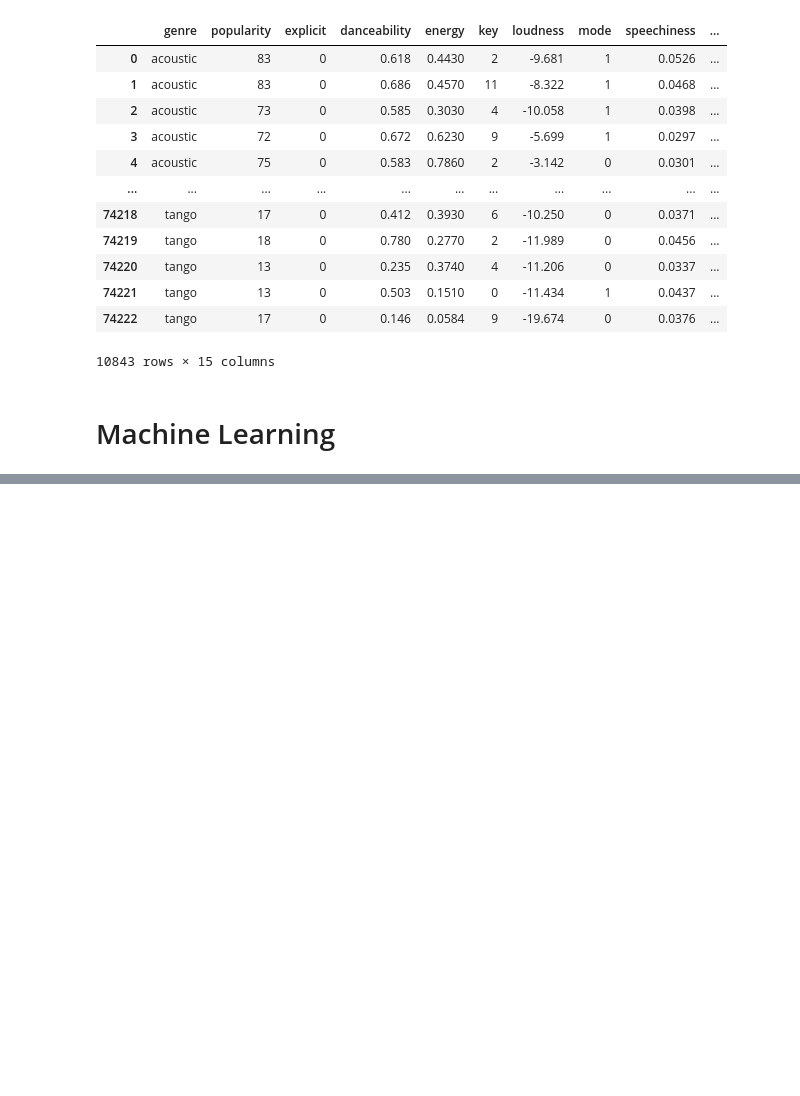
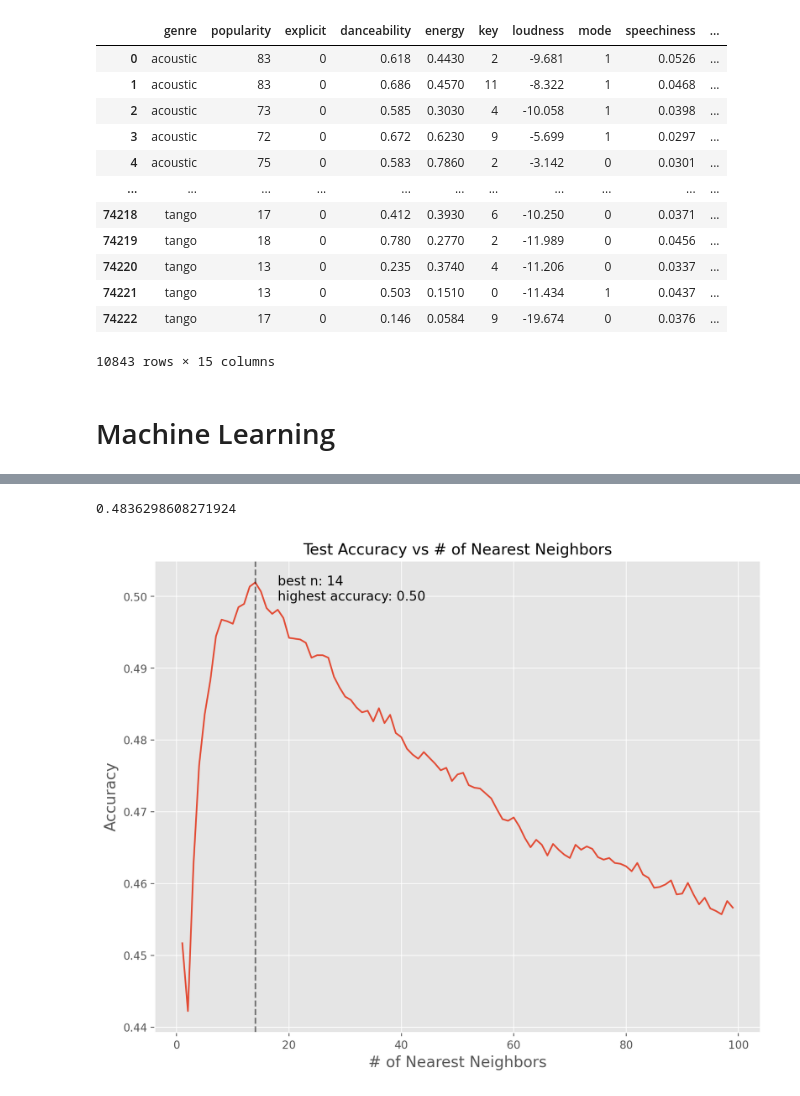
Before and after one commit to kenshr/Music-Genre-Classification-with-Audio-Features, a Jupyter notebook: src/EDA - Machine Learning.ipynb, the cells around one changed output, grey strips where cells are left out. Saved outputs shown, nothing was run; the diff lists cells and outputs as text; code cells hidden in the pictures; blank space fills up the shorter version.

Commit message:
gathered Kfold cross validation results for KNN classifier

```diff
--- a/src/EDA - Machine Learning.ipynb
+++ b/src/EDA - Machine Learning.ipynb
@@ -198,6 +185,6 @@ X_train_val, X_test, y_train_val, y_test = train_test_split(X, y, test_size=0.9)
 # %%
 # Traditional train-test split
-X_train, X_val, y_train, y_val = train_test_split(X, y, test_size=0.8)
+X_train, X_val, y_train, y_val = train_test_split(X, y, test_size=0.2)
 # %%
 # Dummy Classifier
 dummy = DummyClassifier()
@@ -234,0 +222,44 @@ k = 19, accuracy = 0.44760806916426515
+# %%
+def cross_val(X_train, y_train, k=3, n=5):
+    ''' Returns accuracy for k-fold cross validation. '''
+    kf = KFold(n_splits=k)
+    accuracy = np.empty(k)
+
+    for i, (train, test) in enumerate(kf.split(X_train)):
+        classifier = KNeighborsClassifier(n_neighbors=n)
+        classifier.fit(X_train.iloc[train], y_train.iloc[train])
+        accuracy[i] = classifier.score(X_train.iloc[test],y_train.iloc[test])
+
+    return np.mean(accuracy)
+# %%
+cross_val(X_train, y_train, k=5)
+# %% [output]
+0.4836298608271924
+# %%
+# Plot cross-validation scores for different numbers of
+# nearest neighbors with 5 kfolds
+cv_scores = []
+max_score = 0
+max_n = 0
+for n in range(1,100):
+    cv_score = cross_val(X_train, y_train, k=5, n=n)
+    cv_scores.append(cv_score)
+    if cv_score > max_score:
+        max_score = cv_score
+        max_n = n
+
+
+fig, ax = plt.subplots(figsize=(10,8), dpi=200)
+ax.plot(list(range(1,100)),cv_scores)
+ax.axvline(max_n, linestyle='--',c='k',alpha=0.5)
+ax.text(max_n+4, max_score-0.0025,
+        s=f'best n: {max_n}\nhighest accuracy: {max_score:.2f}',
+        fontsize=12)
+ax.set_xlabel('# of Nearest Neighbors', fontsize=14)
+ax.set_ylabel('Accuracy', fontsize=14)
+ax.tick_params(axis='both',which='major',labelsize=10)
+ax.set_title('Test Accuracy vs # of Nearest Neighbors', fontsize=14);
+
+plt.savefig('../imgs/accuracy_vs_nearestneighbors.png')
+# %% [output]
+[figure, added]
```
Also changed, not shown: parts of 7 cells of this notebook, 1 other file.
